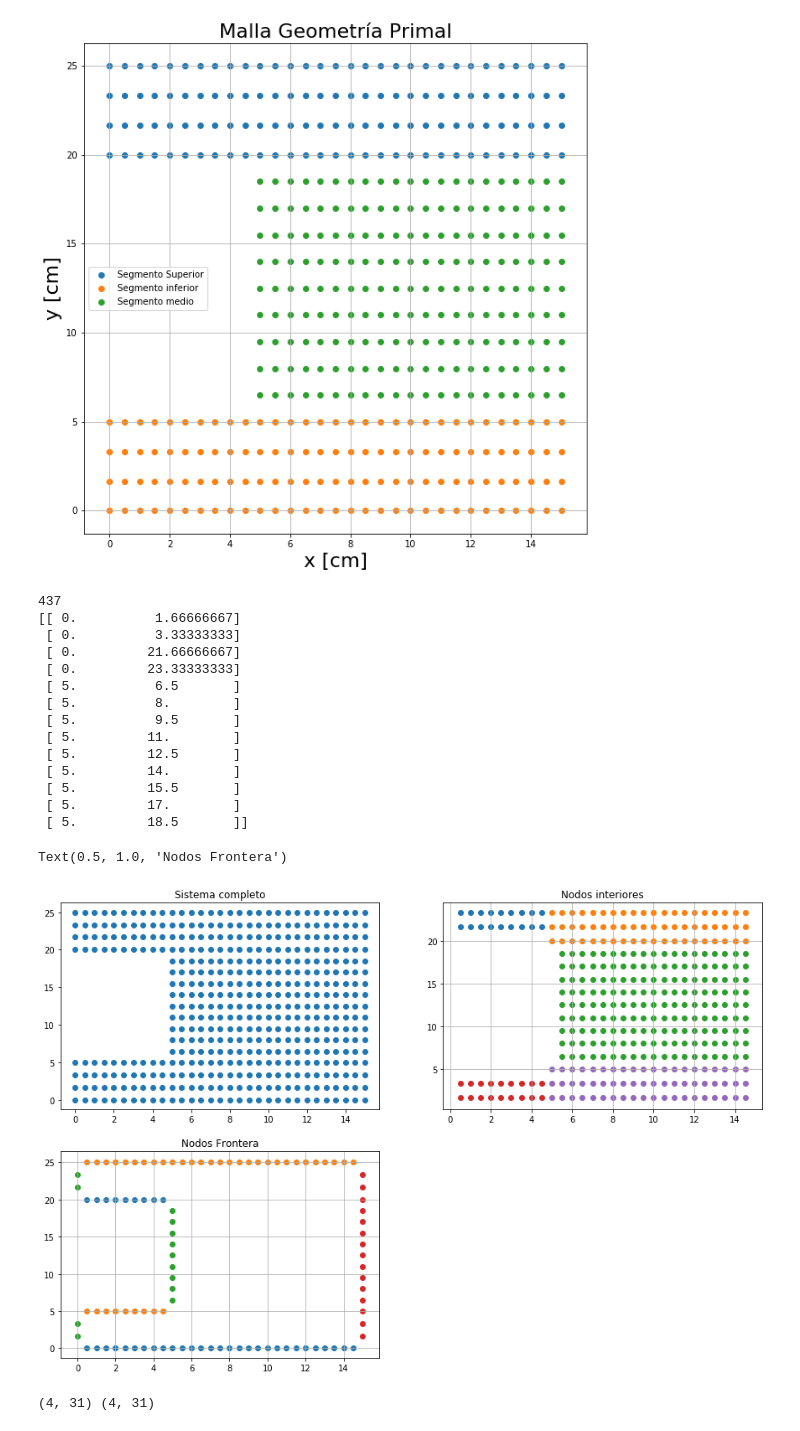
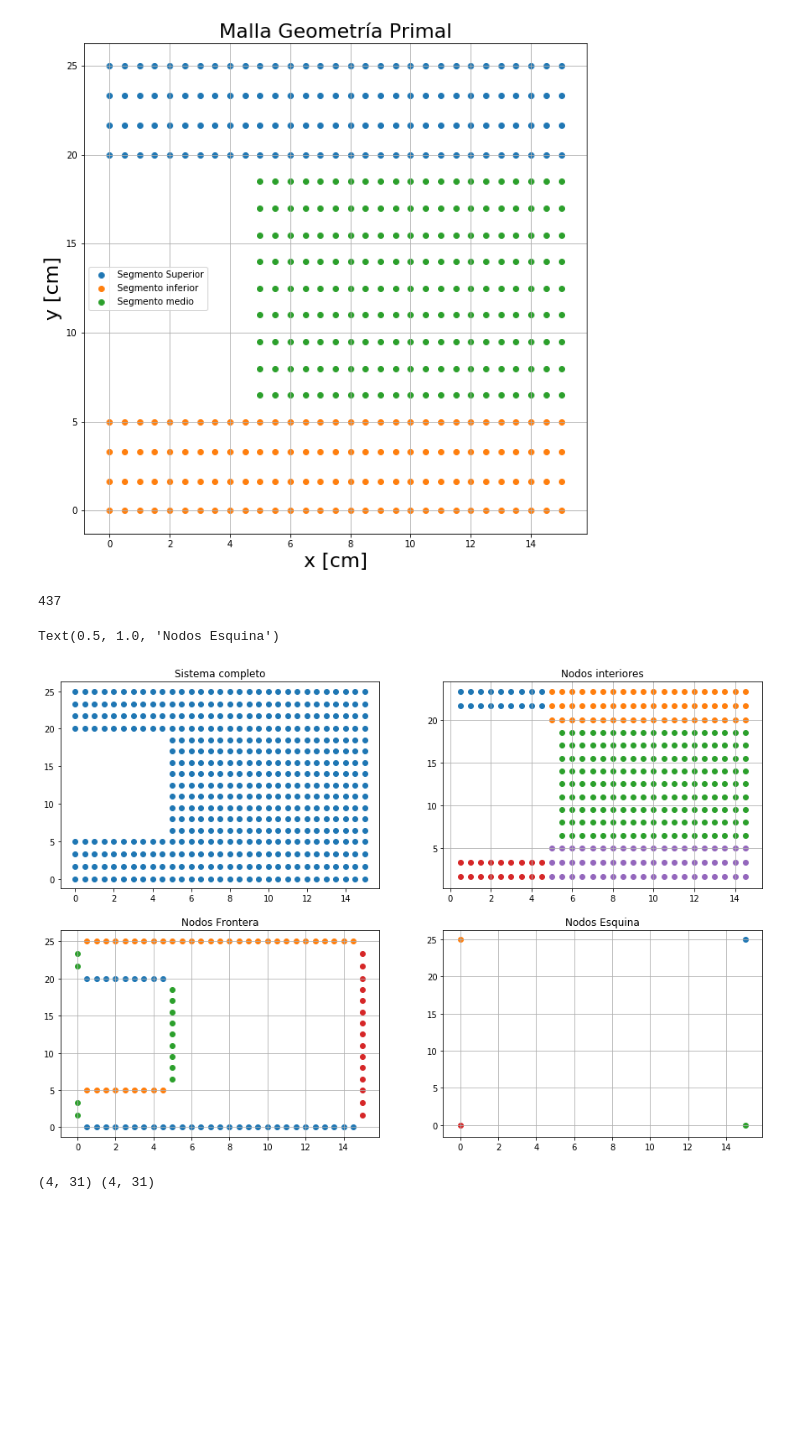
Before and after one commit to AndresFlorez-Git/Proyectos_Transferencia_de_Calor, a Jupyter notebook: Proyecto_2.ipynb, the cells around one changed output. Cells and saved outputs as stored; diff of their text form; code cells hidden in the pictures; blank space fills up the shorter version.

Commit message:
Nodos esquina encontrados

```diff
--- a/Proyecto_2.ipynb
+++ b/Proyecto_2.ipynb
@@ -134,49 +134,60 @@ Frontera_Norte = np.concatenate((Frontera_Norte[0][Frontera_Norte2][Frontera_Nor
 Frontera_sur = np.where(XY[:,1]==0)
 Frontera_sur2 = np.where(XY[Frontera_sur][:,0]>0)
 Frontera_sur22 = np.where(XY[Frontera_sur[0][Frontera_sur2]][:,0]<15)
 Frontera_sur1 = np.where(XY[:,1] == 20)
 Frontera_sur11 = np.where(XY[Frontera_sur1][:,0]< 5)
 Frontera_sur111 = np.where(XY[Frontera_sur1[0][Frontera_sur11]][:,0]>0)
 Frontera_sur = np.concatenate((Frontera_sur[0][Frontera_sur2][Frontera_sur22],Frontera_sur1[0][Frontera_sur11][Frontera_sur111]),axis = 0)
 
-print(XY[Frontera_oeste])
+# Nodos esquina
+
+Esquina_North_East = np.where(XY[:,0]==15)
+Esquina_North_East1 = np.where(XY[Esquina_North_East[0]][:,1]==25)
+Esquina_North_East = Esquina_North_East[0][Esquina_North_East1]
+
+Esquina_North_West = np.where(XY[:,0]==0)
+Esquina_North_West1 = np.where(XY[Esquina_North_West[0]][:,1]==25)
+Esquina_North_West = Esquina_North_West[0][Esquina_North_West1]
+
+Esquina_South_East = np.where(XY[:,0]==15)
+Esquina_South_East1 = np.where(XY[Esquina_South_East[0]][:,1]==0)
+Esquina_South_East = Esquina_South_East[0][Esquina_South_East1]
+
+Esquina_South_West = np.where(XY[:,0]==0)
+Esquina_South_West1 = np.where(XY[Esquina_South_West[0]][:,1]==0)
+Esquina_South_West = Esquina_South_West[0][Esquina_South_West1]
+
 
 plt.figure(figsize = (15,10))
 plt.subplot(2,2,1)
 plt.scatter(XY[:,0],XY[:,1])
 plt.title('Sistema completo')
 plt.subplot(2,2,2)
 plt.scatter(XY[zona1_e1][:,0],XY[zona1_e1][:,1])
 plt.scatter(XY[zona1_e2][:,0],XY[zona1_e2][:,1])
 plt.scatter(XY[zona2_e1][:,0],XY[zona2_e1][:,1])
 plt.scatter(XY[zona3_e1][:,0],XY[zona3_e1][:,1])
 plt.scatter(XY[zona3_e2][:,0],XY[zona3_e2][:,1])
 plt.grid()
 plt.title('Nodos interiores')
 plt.subplot(2,2,3)
 plt.scatter(XY[Frontera_sur][:,0],XY[Frontera_sur][:,1])
 plt.scatter(XY[Frontera_Norte][:,0],XY[Frontera_Norte][:,1])
 plt.scatter(XY[Frontera_oeste][:,0],XY[Frontera_oeste][:,1])
 plt.scatter(XY[Frontera_este][:,0],XY[Frontera_este][:,1])
 plt.grid()
 plt.title('Nodos Frontera')
+plt.subplot(2,2,4)
+plt.scatter(XY[Esquina_North_East][:,0],XY[Esquina_North_East][:,1])
+plt.scatter(XY[Esquina_North_West][:,0],XY[Esquina_North_West][:,1])
+plt.scatter(XY[Esquina_South_East][:,0],XY[Esquina_South_East][:,1])
+plt.scatter(XY[Esquina_South_West][:,0],XY[Esquina_South_West][:,1])
+plt.grid()
+plt.title('Nodos Esquina')
 # %% [output]
 437
-[[ 0.          1.66666667]
- [ 0.          3.33333333]
- [ 0.         21.66666667]
- [ 0.         23.33333333]
- [ 5.          6.5       ]
- [ 5.          8.        ]
- [ 5.          9.5       ]
- [ 5.         11.        ]
- [ 5.         12.5       ]
- [ 5.         14.        ]
- [ 5.         15.5       ]
- [ 5.         17.        ]
- [ 5.         18.5       ]]
-Text(0.5, 1.0, 'Nodos Frontera')
+Text(0.5, 1.0, 'Nodos Esquina')
-[figure, old version]
+[figure, new version]
 # %%
 print(np.shape(X1),np.shape(Y1))
 # %% [output]
```
